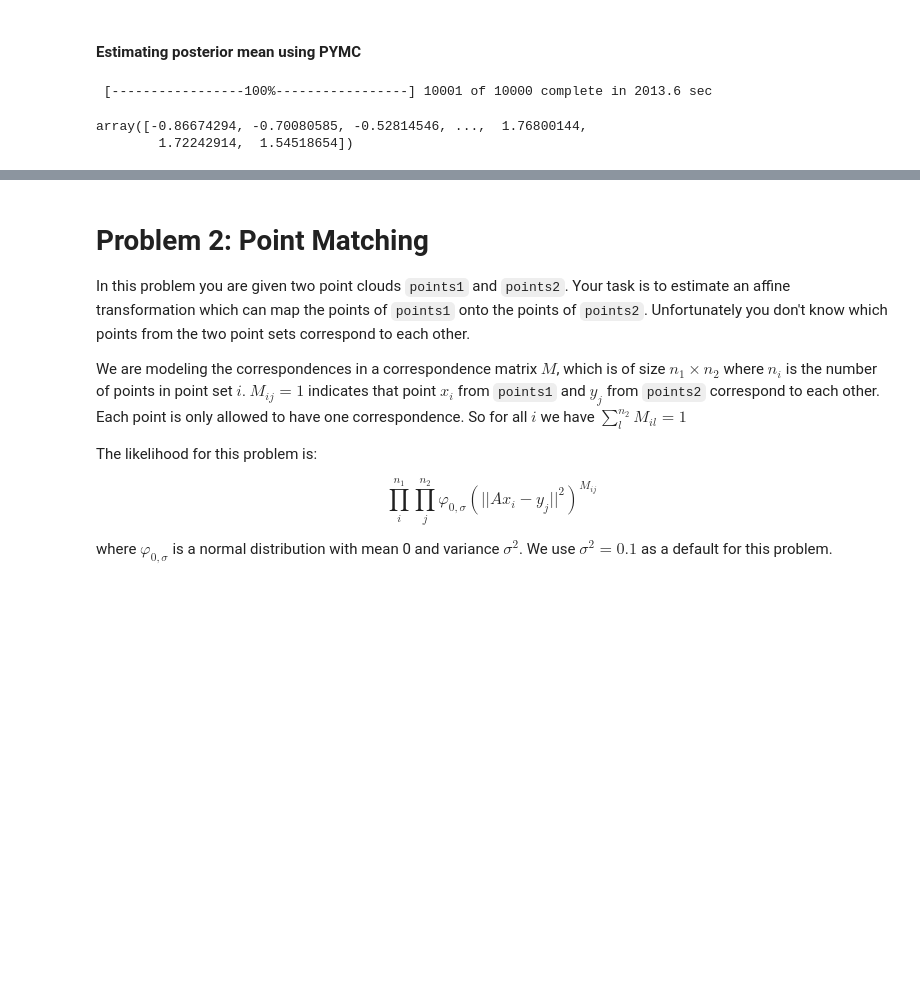
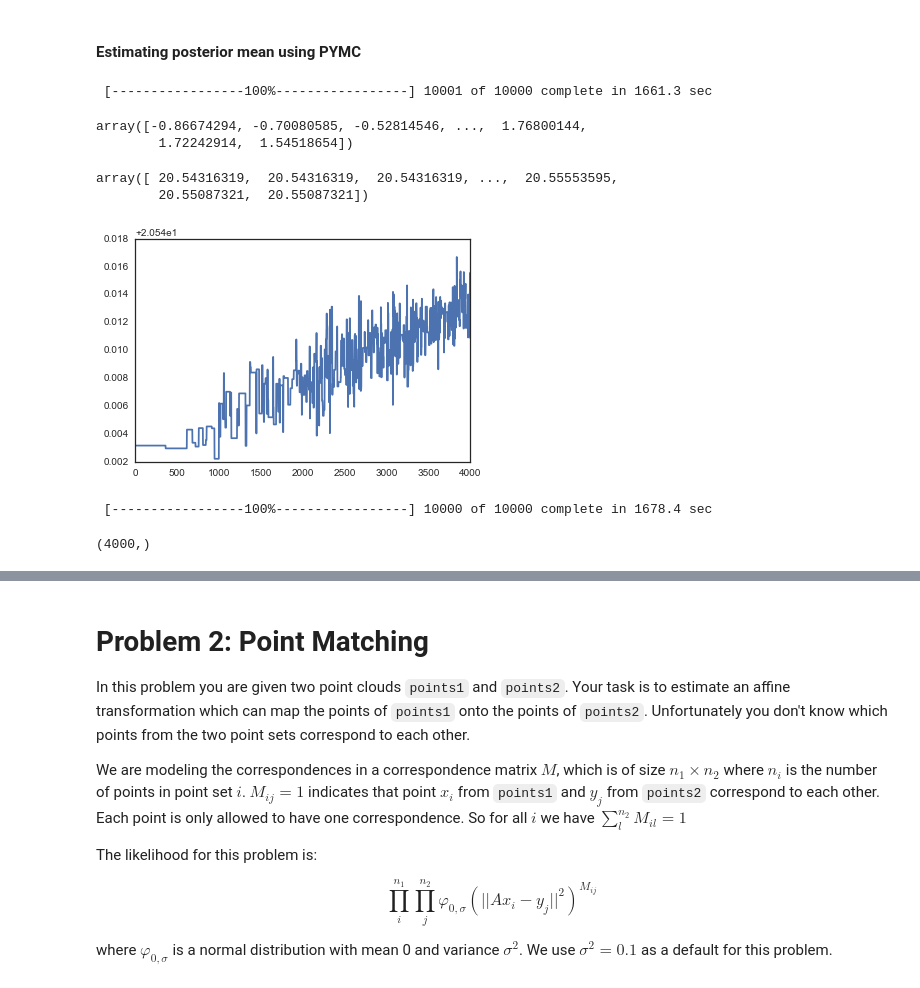
Before and after one commit to hanqingxu93/2016, a Jupyter notebook: Homework/AM207_JOSHUAMEI_HW4.ipynb, the cells around one changed output, grey strips where cells are left out. Drawn from its saved outputs; the diff is of its cells as text; code cells hidden in the pictures; blank space fills up the shorter version.

```diff
--- a/Homework/AM207_JOSHUAMEI_HW4.ipynb
+++ b/Homework/AM207_JOSHUAMEI_HW4.ipynb
@@ -273,36 +257,53 @@ plot_checkins(checkins)
 # %% [markdown]
 #### Estimating posterior mean using PYMC
 # %%
-# a_Z = pm.MvNormalCov('params',mu=np.zeros(M+1),C=Sigma)
-Z = pm.MvNormal('Z',np.zeros(M),np.linalg.inv(Sigma[1:,1:]))
+Z = pm.MvNormal('Z',np.zeros(M),np.linalg.inv(Sigma)[1:,1:])
 a = pm.Normal('a',0,1)
-
-# @pm.deterministic
-# def get_rate(a_Z = a_Z):
-#     return w**2*np.exp(a_Z[0] + a_Z[1:])
 
 @pm.deterministic
 def get_rate(a = a, Z = Z):
     return w**2*np.exp(a + Z)
 
-# # create the likelihood
-# @pm.observed
-# def log_lik_pymc(parameters = a_Z,value = checkins):
-#     loglikelihood = 0
-#     for i in range(len(value)):
-#         rate = w**2*np.exp(parameters[0] + parameters[i+1]) # parameters[0] is alpha, parameters[i+1] is z_i
-#         loglikelihood += pm.poisson_like(value[i],mu=rate)
-
-#     return loglikelihood
-
 likelihood = pm.Poisson('likelihood', mu = get_rate, value = checkins, observed=True )
 model=pm.Model([a, Z, likelihood])
 mcmc = pm.MCMC(model)
 mcmc.sample(iter=10000, burn=2000,thin=2)
 # %% [output]
- [-----------------100%-----------------] 10001 of 10000 complete in 2013.6 sec
+ [-----------------100%-----------------] 10001 of 10000 complete in 1661.3 sec
 # %%
 mcmc.stats()['Z']['mean']
 # %% [output]
 array([-0.86674294, -0.70080585, -0.52814546, ...,  1.76800144,
         1.72242914,  1.54518654])
+# %%
+# alpha_trace_pymc = []
+# for i in a.trace():
+#     alpha_trace_pymc.append(i)
+# plt.plot(alpha_trace_pymc)
+# plt.figure()
+# plt.hist(alpha_trace_pymc)
+plt.plot(a.trace())
+a.trace()
+# %% [output]
+array([ 20.54316319,  20.54316319,  20.54316319, ...,  20.55553595,
+        20.55087321,  20.55087321])
+[figure, added]
+# %%
+Z = pm.MvNormal('Z',np.zeros(M),np.linalg.inv(Sigma[1:,1:]))
+a = pm.Normal('a',0,1)
+
+@pm.deterministic
+def get_rate(a = a, Z = Z):
+    return w**2*np.exp(a + Z)
+
+likelihood = pm.Poisson('likelihood', mu = get_rate, value = checkins, observed=True )
+model=pm.Model([a, Z, likelihood])
+mcmc = pm.MCMC(model)
+mcmc.sample(iter=10000, burn=2000,thin=2)
+# %% [output]
+ [-----------------100%-----------------] 10000 of 10000 complete in 1678.4 sec
+# %%
+Z.trace()[0].shape
+a.trace().shape
+# %% [output]
+(4000,)
```
Also changed, not shown: parts of 10 cells of this notebook.
